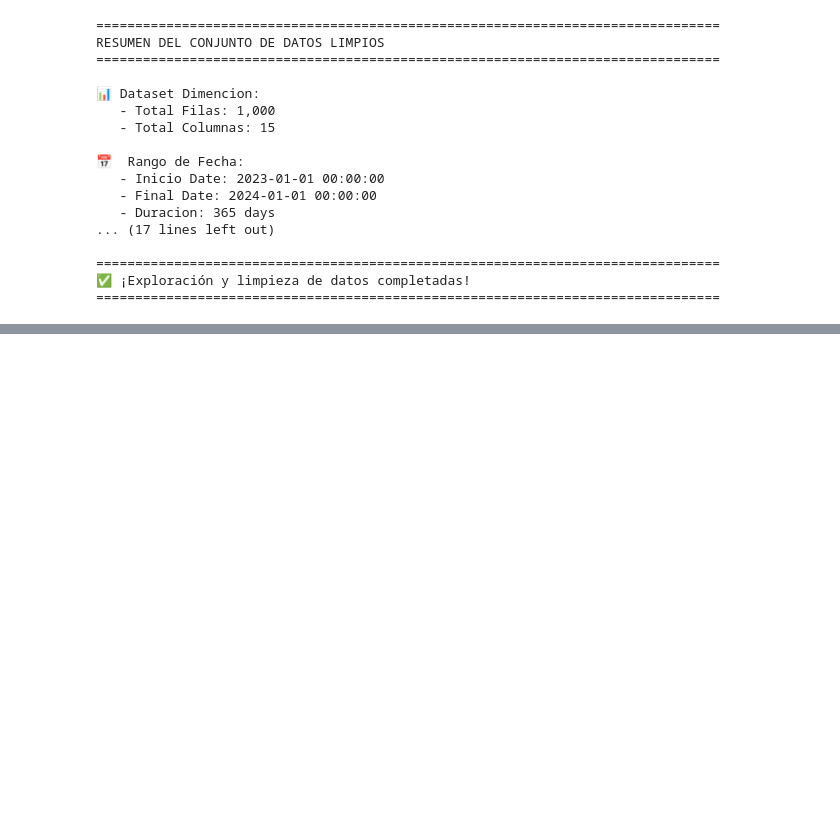
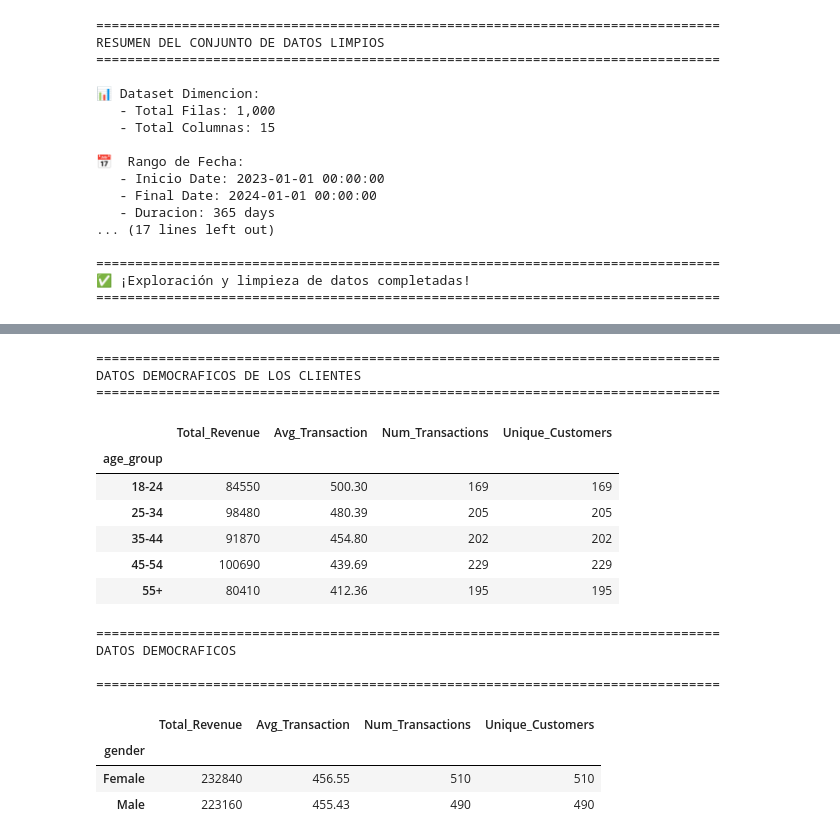
Before and after one commit to Kuoz2/An-lisis_y_Predicci-n, a Jupyter notebook: FinalExamen.ipynb, the cells around one changed output, grey strips where cells are left out. Cells and saved outputs as stored; diff of their text form; code cells hidden in the pictures; blank space fills up the shorter version.

```diff
--- a/FinalExamen.ipynb
+++ b/FinalExamen.ipynb
@@ -278,0 +446,51 @@ categoria_ingreso['Market_Share_%']= (categoria_ingreso['Total_Revenue'] / categ
+# %%
+dk_clean['age_group']= pd.cut(dk_clean['age'], bins=[0,25,35,45,55,100], labels=['18-24', '25-34', '35-44', '45-54', '55+'])
+
+age_analisis= dk_clean.groupby('age_group').agg({
+    'total_amount':['sum', 'mean'],
+    'transaction_id':'count',
+    'customer_id': 'nunique'
+}).round(2)
+
+age_analisis.columns= ['Total_Revenue', 'Avg_Transaction', 'Num_Transactions', 'Unique_Customers']
+
+print("=" * 80)
+print("DATOS DEMOCRAFICOS DE LOS CLIENTES")
+print("=" * 80)
+
+display(age_analisis)
+
+
+
+age_analisis= dk_clean.groupby('gender').agg({
+    'total_amount': ['sum', 'mean'],
+    'transaction_id': 'count',
+    'customer_id': 'nunique'
+}).round(2)
+
+age_analisis.columns=  ['Total_Revenue', 'Avg_Transaction', 'Num_Transactions', 'Unique_Customers']
+
+print("\n" + "=" * 80)
+print("DATOS DEMOCRAFICOS")
+print("\n" + "=" * 80)
+
+display(age_analisis)
+# %% [output]
+================================================================================
+DATOS DEMOCRAFICOS DE LOS CLIENTES
+================================================================================
+|  | Total_Revenue | Avg_Transaction | Num_Transactions | Unique_Customers |
+| age_group |  |  |  |  |
+| 18-24 | 84550 | 500.30 | 169 | 169 |
+| 25-34 | 98480 | 480.39 | 205 | 205 |
+| 35-44 | 91870 | 454.80 | 202 | 202 |
+| 45-54 | 100690 | 439.69 | 229 | 229 |
+| 55+ | 80410 | 412.36 | 195 | 195 |
+================================================================================
+DATOS DEMOCRAFICOS
+
+================================================================================
+|  | Total_Revenue | Avg_Transaction | Num_Transactions | Unique_Customers |
+| gender |  |  |  |  |
+| Female | 232840 | 456.55 | 510 | 510 |
+| Male | 223160 | 455.43 | 490 | 490 |
```
Also changed, not shown: parts of 5 cells of this notebook.
